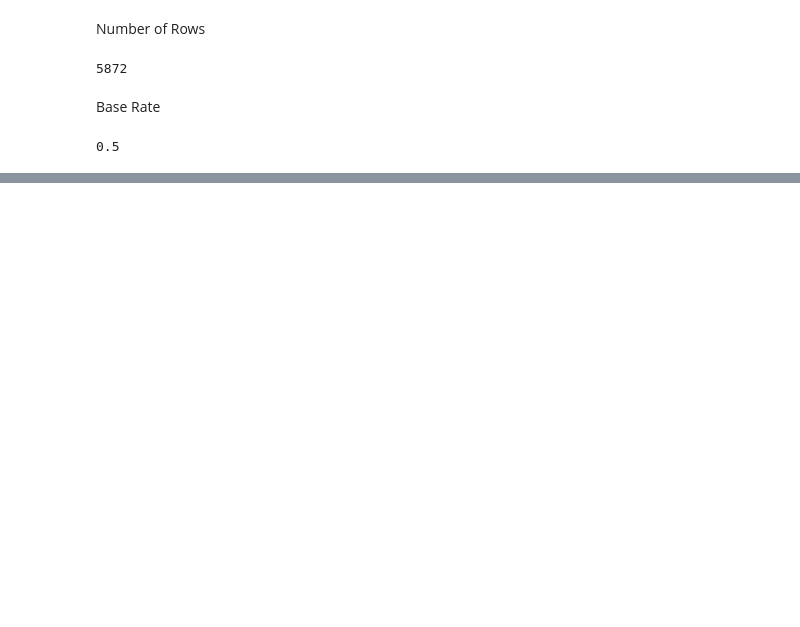
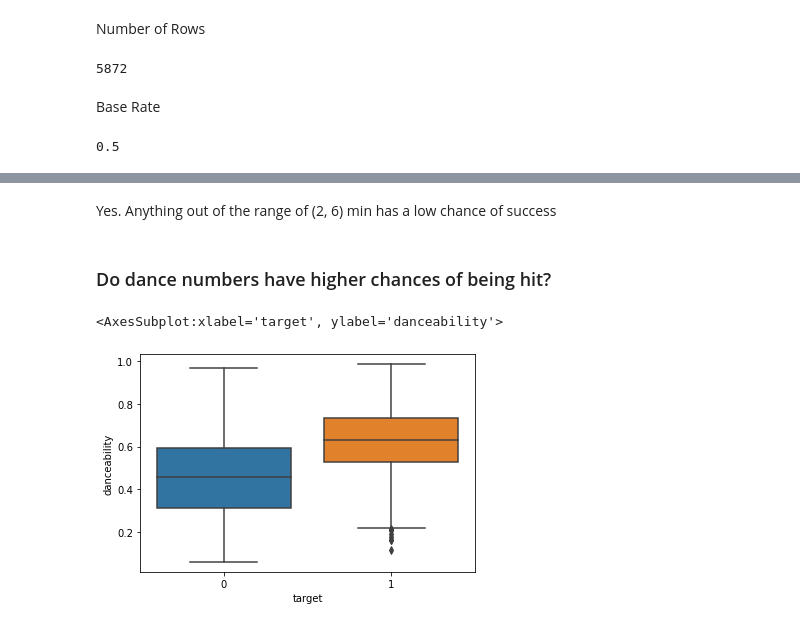
Before and after one commit to RahulSingla5209/spotify_hit_prediction, a Jupyter notebook: Spotify Hit Prediction.ipynb, the cells around one changed output, grey strips where cells are left out. Saved outputs shown, nothing was run; the diff lists cells and outputs as text; code cells hidden in the pictures; blank space fills up the shorter version.

```diff
--- a/Spotify Hit Prediction.ipynb
+++ b/Spotify Hit Prediction.ipynb
@@ -40,0 +74,10 @@ y = df.iloc[:, -1]
+# %% [markdown]
+Yes.
+Anything out of the range of (2, 6) min has a low chance of success
+# %% [markdown]
+### Do dance numbers have higher chances of being hit?
+# %%
+sns.boxplot(data = df, y = "danceability", x = "target")
+# %% [output]
+<AxesSubplot:xlabel='target', ylabel='danceability'>
+[figure, added]
```
Also changed, not shown: parts of 46 cells of this notebook.
